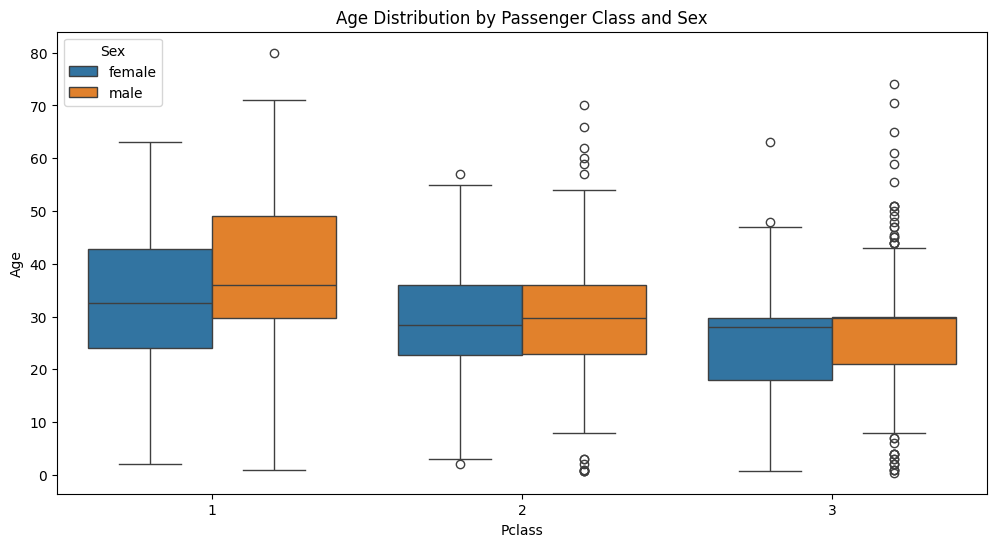
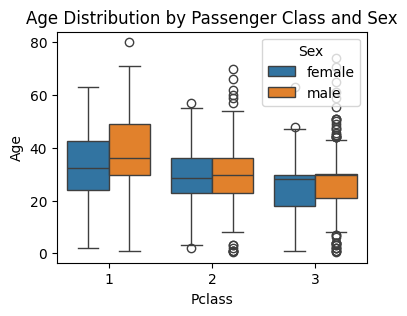
The change to this notebook cell's code, shown as a diff; its figure went from the first image to the second:
--- before
+++ after
@@ -1,5 +1,5 @@
 # Task 9: Box plot (Age distribution)
 
-plt.figure(figsize=(12,6))
+plt.figure(figsize=(4,3))
 sns.boxplot(x='Pclass', y='Age', hue='Sex', data=df)
 plt.title('Age Distribution by Passenger Class and Sex')

Commit: Created using Colab